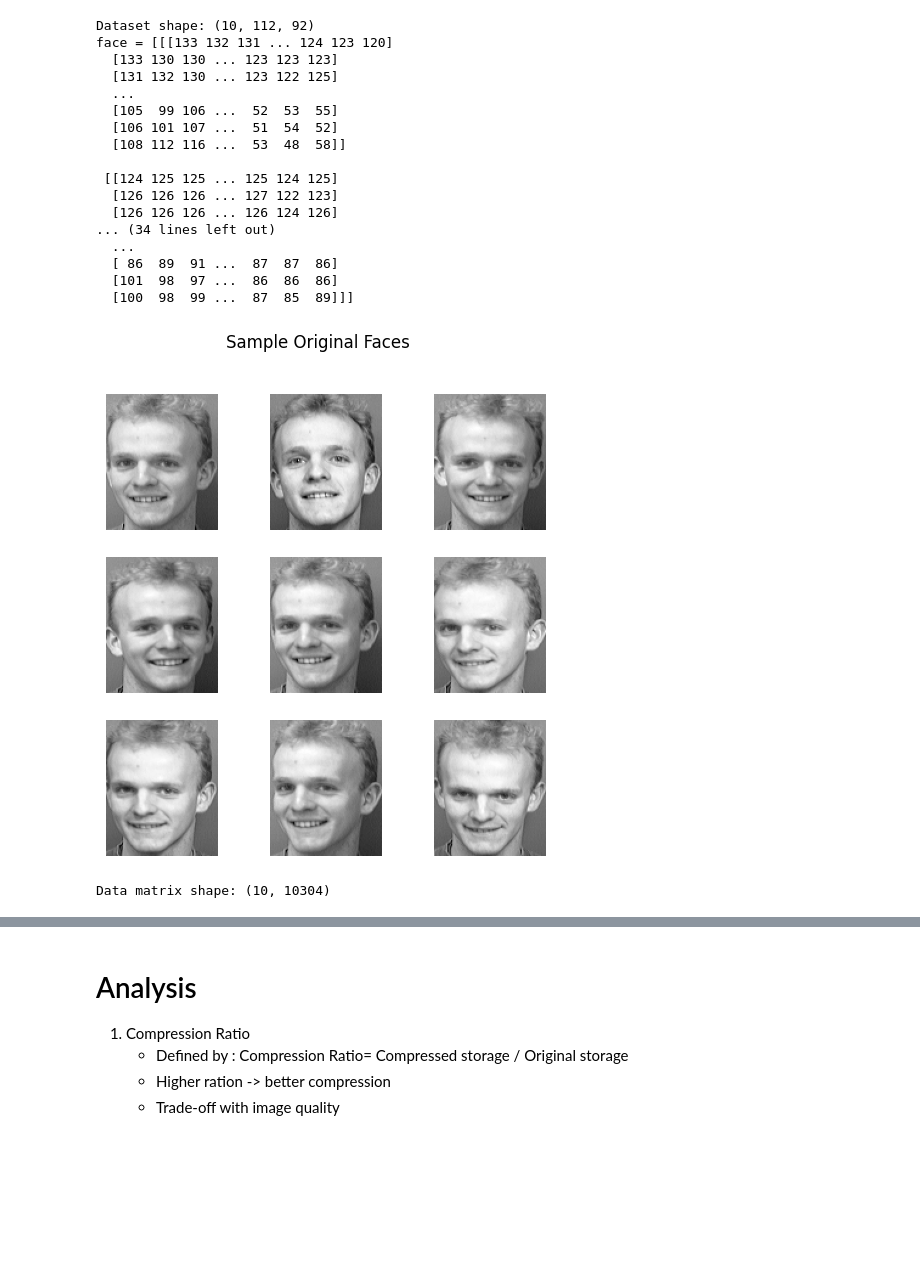
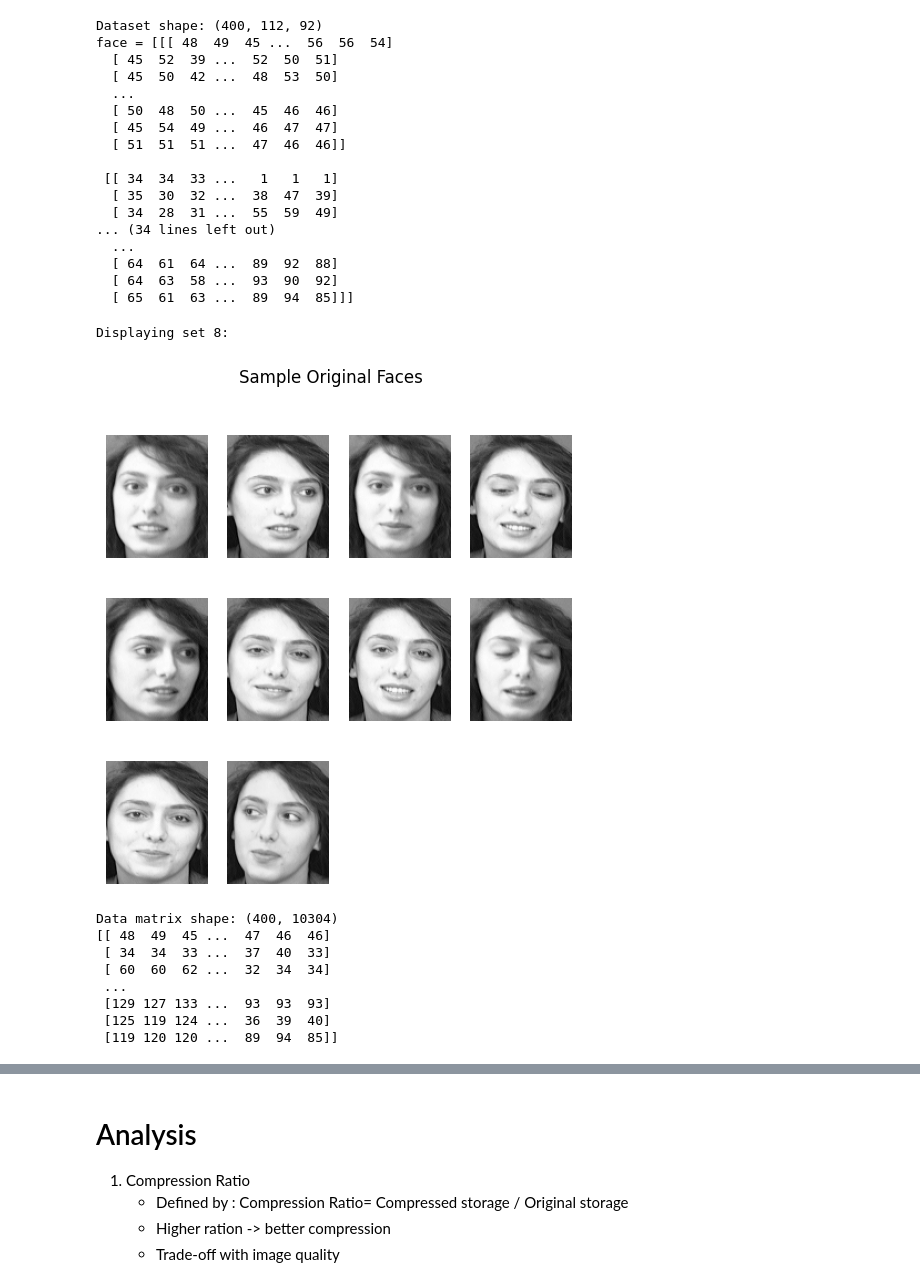
Before and after one commit to Masters-Halmstad/Math_Lab_1, a Jupyter notebook: part1.ipynb, the cells around one changed output, grey strips where cells are left out. Drawn from its saved outputs; the diff is of its cells as text; code cells hidden in the pictures; blank space fills up the shorter version.

Commit message:
loaded all faces to meet requirements"

```diff
--- a/part1.ipynb
+++ b/part1.ipynb
@@ -14,47 +12,78 @@ def load_images(path):
         images.append(np.array(img)) # Converting images to 2d array
     return np.array(images)
 # %%
-faces = load_images('./Data/Dataset/att_faces/'+imageSet)
+# Loading all the sets of images
+
+all_faces = []
+base_path = './Data/Dataset/att_faces/'
+
+for i in range(1, 41):
+    subject_path = os.path.join(base_path, f's{i}')
+    subject_images = load_images(subject_path)
+    all_faces.append(subject_images)
+
+faces = np.vstack(all_faces)
+
 print("Dataset shape:", faces.shape)
 print(f'face = {faces}')
 # %% [output]
-Dataset shape: (10, 112, 92)
-face = [[[133 132 131 ... 124 123 120]
-  [133 130 130 ... 123 123 123]
-  [131 132 130 ... 123 122 125]
+Dataset shape: (400, 112, 92)
+face = [[[ 48  49  45 ...  56  56  54]
+  [ 45  52  39 ...  52  50  51]
+  [ 45  50  42 ...  48  53  50]
   ...
-  [105  99 106 ...  52  53  55]
-  [106 101 107 ...  51  54  52]
-  [108 112 116 ...  53  48  58]]
+  [ 50  48  50 ...  45  46  46]
+  [ 45  54  49 ...  46  47  47]
+  [ 51  51  51 ...  47  46  46]]
 
- [[124 125 125 ... 125 124 125]
-  [126 126 126 ... 127 122 123]
-  [126 126 126 ... 126 124 126]
+ [[ 34  34  33 ...   1   1   1]
+  [ 35  30  32 ...  38  47  39]
+  [ 34  28  31 ...  55  59  49]
 ... (34 lines left out)
   ...
-  [ 86  89  91 ...  87  87  86]
-  [101  98  97 ...  86  86  86]
-  [100  98  99 ...  87  85  89]]]
+  [ 64  61  64 ...  89  92  88]
+  [ 64  63  58 ...  93  90  92]
+  [ 65  61  63 ...  89  94  85]]]
 # %%
+# Visualising the set of picture
+
 plt.figure(figsize=(6,6))
+image_set_number = 8
 
-for i in range(9):
-    plt.subplot(3,3,i+1)
-    plt.imshow(faces[i], cmap='gray')
+start_index  = (image_set_number -1)*10
+end_index = start_index + 10
+
+print(f"Displaying set {image_set_number}: ")
+
+for i in range(10):
+    current_image_idx = start_index + i
+    plt.subplot(3,4,i+1)
+    plt.imshow(faces[current_image_idx], cmap='gray')
     plt.axis('off')
 plt.suptitle('Sample Original Faces')
 plt.show()
 # %% [output]
+Displaying set 8:
-[figure, old version]
+[figure, new version]
 # %%
 #  Converting images into vectors
 # X - row : Each data/image,
 # X - col : different pixel values of subject in different data
+
 n_samples, h, w = faces.shape
 X = faces.reshape(n_samples, h * w)
+
 print("Data matrix shape:", X.shape)
+print(X)
 # %% [output]
-Data matrix shape: (10, 10304)
+Data matrix shape: (400, 10304)
+[[ 48  49  45 ...  47  46  46]
+ [ 34  34  33 ...  37  40  33]
+ [ 60  60  62 ...  32  34  34]
+ ...
+ [129 127 133 ...  93  93  93]
+ [125 119 124 ...  36  39  40]
+ [119 120 120 ...  89  94  85]]
 # %%
 # PCA - Mean centering
 mean_face = np.mean(X, axis = 0)    # axis = 0 -> operate coloumn-wise : take the mean of each pixel across all images
```
Also changed, not shown: parts of 10 cells of this notebook.
